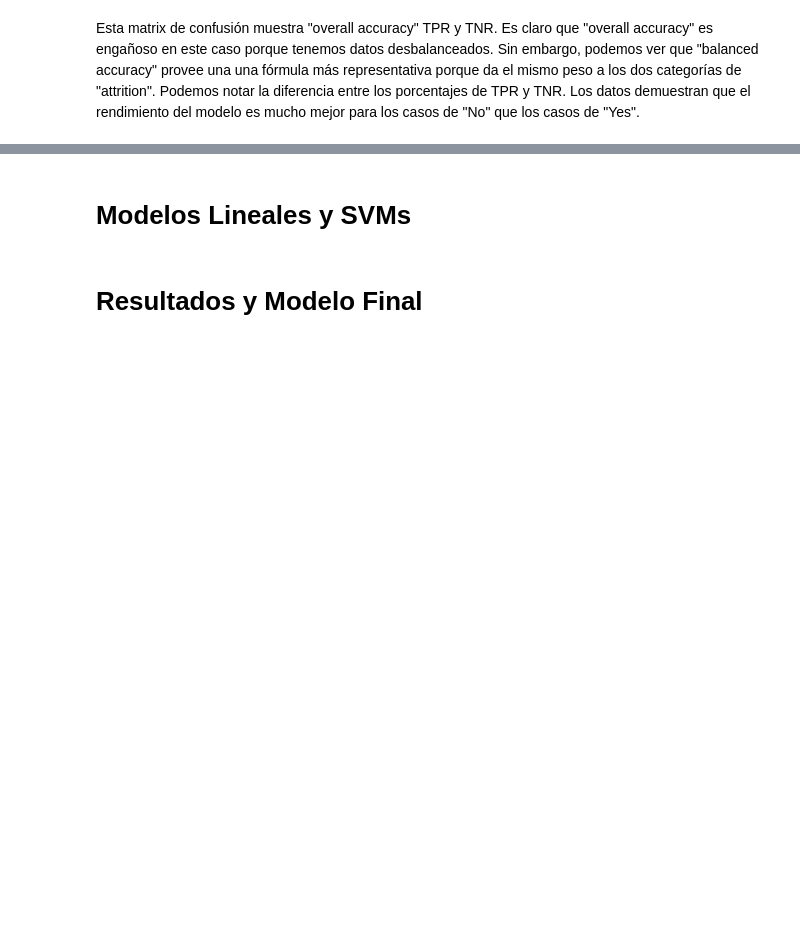
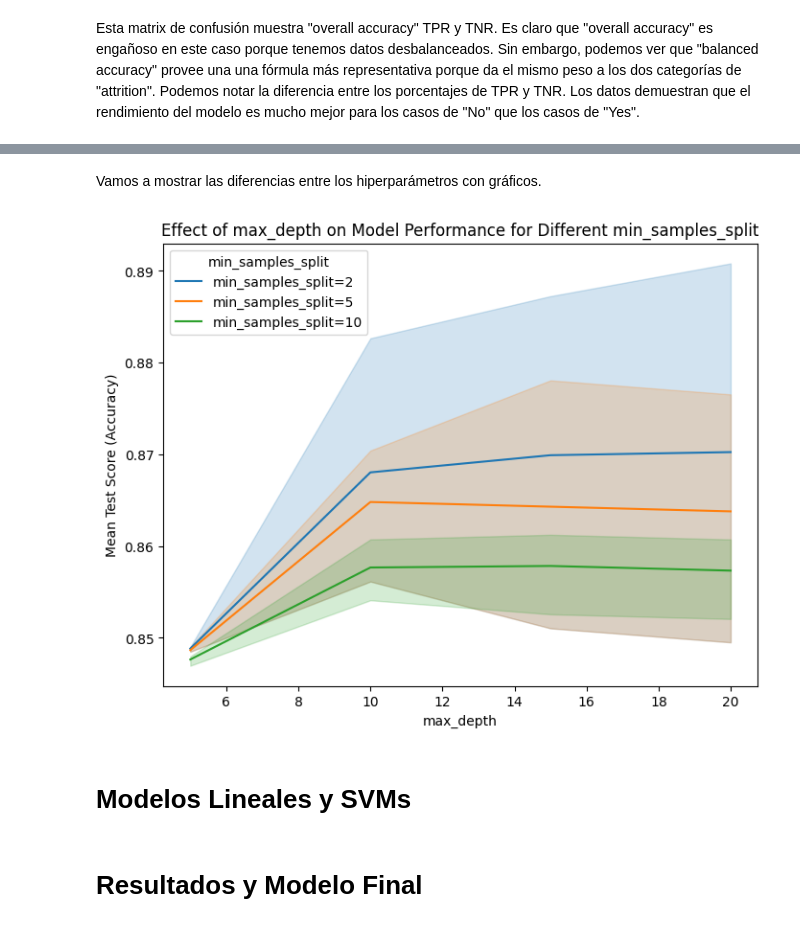
Before and after one commit to 100495982/ML_G84_Grupo2, a Jupyter notebook: primera_práctica.ipynb, the cells around one changed output, grey strips where cells are left out. Drawn from its saved outputs; the diff is of its cells as text; code cells hidden in the pictures; blank space fills up the shorter version.

```diff
--- a/primera_práctica.ipynb
+++ b/primera_práctica.ipynb
@@ -357,3 +411,18 @@ Esta matrix de confusión muestra "overall accuracy" TPR y TNR. Es claro que "ov
+# %% [markdown]
+Vamos a mostrar las diferencias entre los hiperparámetros con gráficos.
+# %%
+# Line plot for max_depth vs accuracy for different min_samples_split values
+plt.figure(figsize=(8, 6))
+for split_value in results['param_min_samples_split'].unique():
+    sub_results = results[results['param_min_samples_split'] == split_value]
+    sns.lineplot(data=sub_results, x='param_max_depth', y='mean_test_score', label=f"min_samples_split={split_value}")
+plt.title("Effect of max_depth on Model Performance for Different min_samples_split")
+plt.xlabel('max_depth')
+plt.ylabel('Mean Test Score (Accuracy)')
+plt.legend(title='min_samples_split')
+plt.show()
+# %% [output]
+[figure, added]
 # %% [markdown]
 # Modelos Lineales y SVMs
 # %% [markdown]
```
Also changed, not shown: parts of 9 cells of this notebook.
